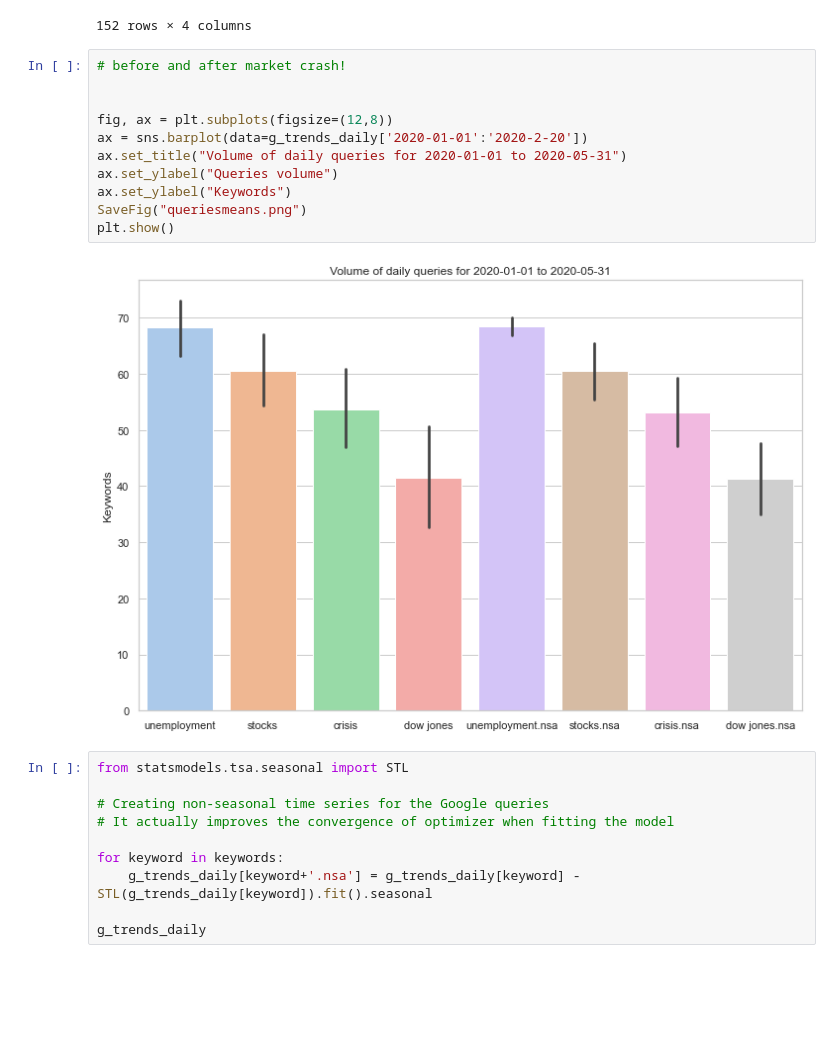
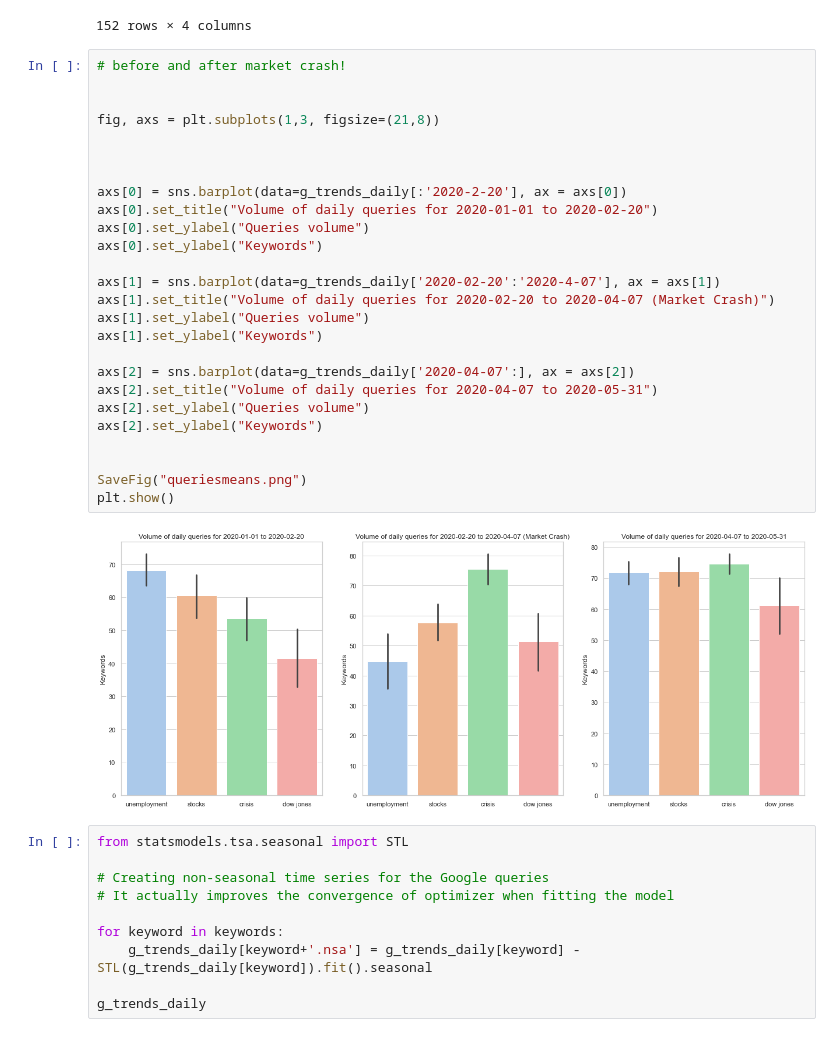
Before and after one commit to epfl-ada/ada-2020-project-milestone-p3-p3_adanas, a Jupyter notebook: creative_extension.ipynb, the cells around one changed output. Drawn from its saved outputs; the diff is of its cells as text; blank space fills up the shorter version.

```diff
--- a/creative_extension.ipynb
+++ b/creative_extension.ipynb
@@ -398,19 +398,34 @@ g_trends_daily
 | 2020-05-30 | 41 | 49 | 74 | 16 |
 | 2020-05-31 | 69 | 45 | 78 | 9 |
 152 rows × 4 columns
-# %%
-# before and after market crash!
-
-
-fig, ax = plt.subplots(figsize=(12,8))
-ax = sns.barplot(data=g_trends_daily['2020-01-01':'2020-2-20'])
-ax.set_title("Volume of daily queries for 2020-01-01 to 2020-05-31")
-ax.set_ylabel("Queries volume")
-ax.set_ylabel("Keywords")
-SaveFig("queriesmeans.png")
-plt.show()
-# %% [output]
-[figure, removed]
+# %%
+# before and after market crash!
+
+
+fig, axs = plt.subplots(1,3, figsize=(21,8))
+
+
+
+axs[0] = sns.barplot(data=g_trends_daily[:'2020-2-20'], ax = axs[0])
+axs[0].set_title("Volume of daily queries for 2020-01-01 to 2020-02-20")
+axs[0].set_ylabel("Queries volume")
+axs[0].set_ylabel("Keywords")
+
+axs[1] = sns.barplot(data=g_trends_daily['2020-02-20':'2020-4-07'], ax = axs[1])
+axs[1].set_title("Volume of daily queries for 2020-02-20 to 2020-04-07 (Market Crash)")
+axs[1].set_ylabel("Queries volume")
+axs[1].set_ylabel("Keywords")
+
+axs[2] = sns.barplot(data=g_trends_daily['2020-04-07':], ax = axs[2])
+axs[2].set_title("Volume of daily queries for 2020-04-07 to 2020-05-31")
+axs[2].set_ylabel("Queries volume")
+axs[2].set_ylabel("Keywords")
+
+
+SaveFig("queriesmeans.png")
+plt.show()
+# %% [output]
+[figure, added]
 # %%
 from statsmodels.tsa.seasonal import STL
 
```
Also changed, not shown: parts of 3 cells of this notebook, 1 other file.
